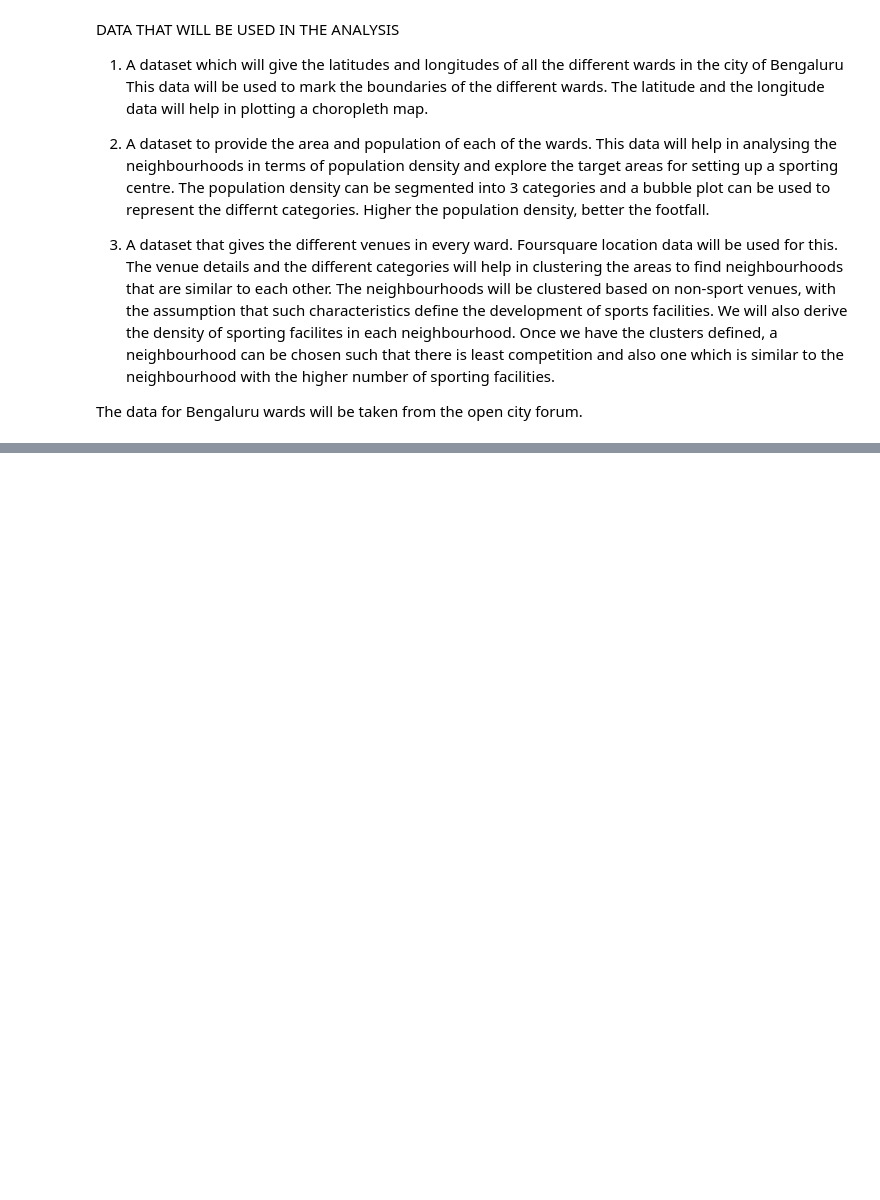
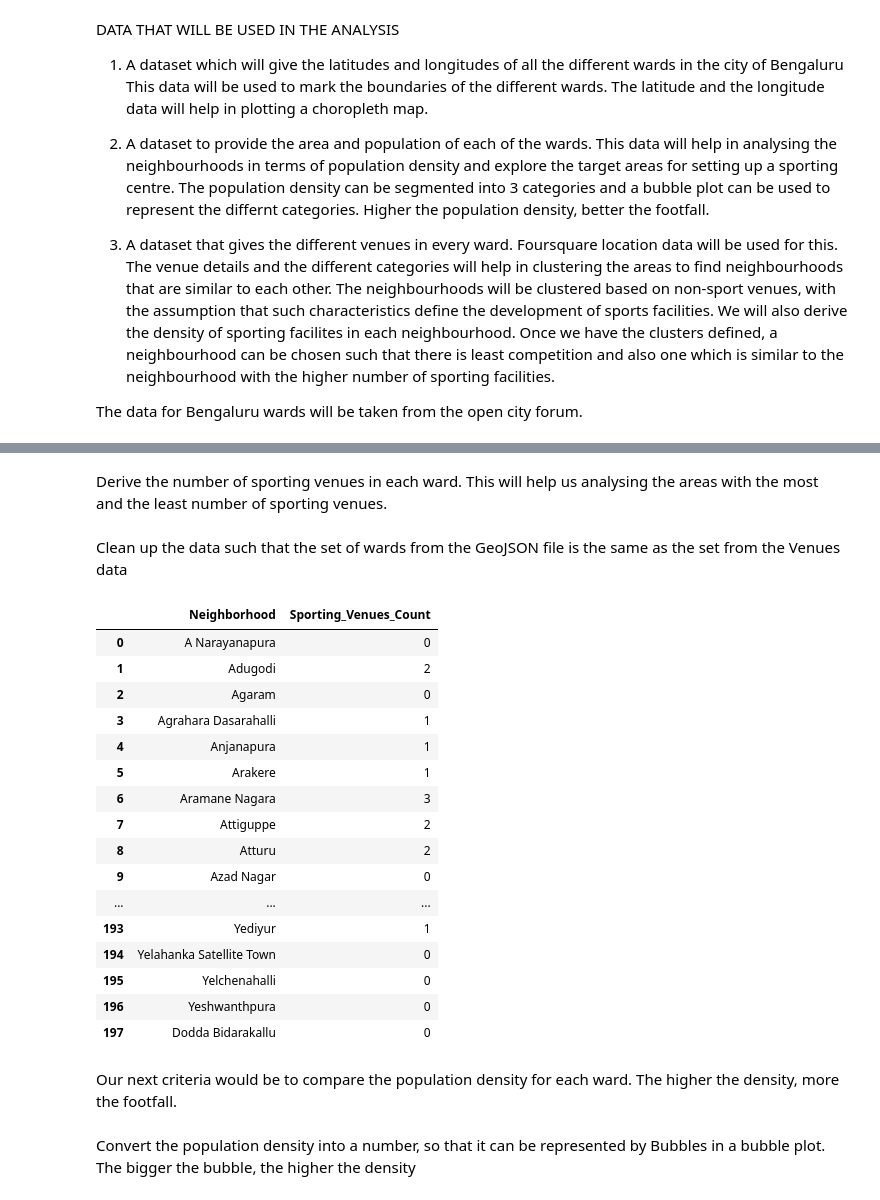
Before and after one commit to preethkrish/Coursera_Capstone, a Jupyter notebook: Exploring_Neighbourhoods_in_Bengaluru.ipynb, the cells around one changed output, grey strips where cells are left out. Saved outputs shown, nothing was run; the diff lists cells and outputs as text; code cells hidden in the pictures; blank space fills up the shorter version.

```diff
--- a/Exploring_Neighbourhoods_in_Bengaluru.ipynb
+++ b/Exploring_Neighbourhoods_in_Bengaluru.ipynb
@@ -33,0 +312,6 @@ The data for Bengaluru wards will be taken from the open city forum.
+# %%
+def sport_venue(category):
+    if category in venues_sports:
+        return 1
+    else:
+        return 0
@@ -33,0 +320,36 @@ The data for Bengaluru wards will be taken from the open city forum.
+# %% [markdown]
+Derive the number of sporting venues in each ward. This will help us analysing the areas with the most and the least number of sporting venues.
+# %%
+blore_sport_venues = blore_venues.groupby('Ward').sum()
+blore_sport_group = blore_venues.groupby('Ward')
+df_sport_count = blore_sport_group['Sports_Venue'].sum() # Creates a Counts series
+df_sport_count = df_sport_count.to_frame().reset_index()
+df_sport_count.columns = ['Neighborhood', 'Sporting_Venues_Count']
+# %% [markdown]
+Clean up the data such that the set of wards from the GeoJSON file is the same as the set from the Venues data
+# %%
+set(neighborhoods['Ward']).difference(set(df_sport_count['Neighborhood']))
+set(df_sport_count['Neighborhood']).difference(set(neighborhoods['Ward']))
+df_sport_count.loc[197] = ['Dodda Bidarakallu',0]
+df_sport_count
+# %% [output]
+|  | Neighborhood | Sporting_Venues_Count |
+| 0 | A Narayanapura | 0 |
+| 1 | Adugodi | 2 |
+| 2 | Agaram | 0 |
+| 3 | Agrahara Dasarahalli | 1 |
+| 4 | Anjanapura | 1 |
+| 5 | Arakere | 1 |
+| 6 | Aramane Nagara | 3 |
+| 7 | Attiguppe | 2 |
+| 8 | Atturu | 2 |
+| 9 | Azad Nagar | 0 |
+| ... | ... | ... |
+| 193 | Yediyur | 1 |
+| 194 | Yelahanka Satellite Town | 0 |
+| 195 | Yelchenahalli | 0 |
+| 196 | Yeshwanthpura | 0 |
+| 197 | Dodda Bidarakallu | 0 |
+# %% [markdown]
+Our next criteria would be to compare the population density for each ward.
+The higher the density, more the footfall.
@@ -33,0 +361,2 @@ The data for Bengaluru wards will be taken from the open city forum.
+# %% [markdown]
+Convert the population density into a number, so that it can be represented by Bubbles in a bubble plot. The bigger the bubble, the higher the density
```
Also changed, not shown: parts of 36 cells of this notebook.
